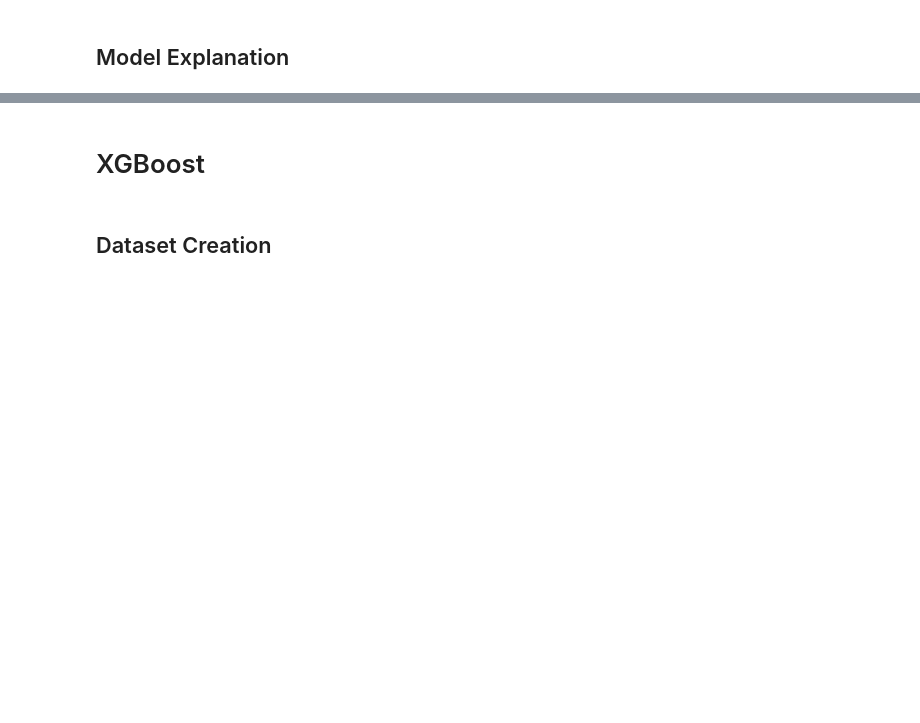
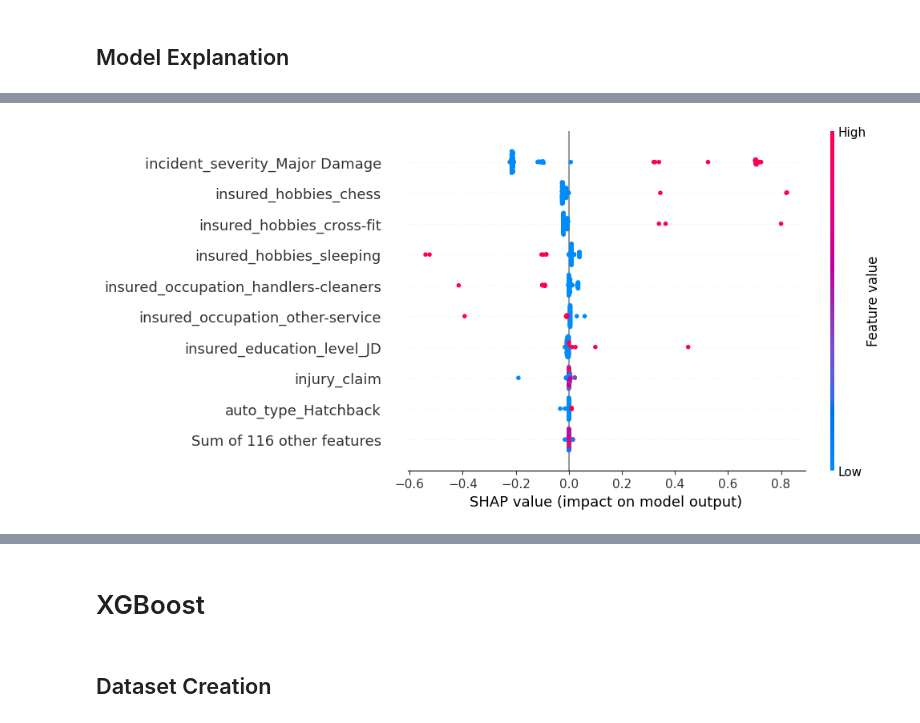
Before and after one commit to kevinchs0808/DSA4263-Project, a Jupyter notebook: main.ipynb, the cells around one changed output, grey strips where cells are left out. Drawn from its saved outputs; the diff is of its cells as text; code cells hidden in the pictures; blank space fills up the shorter version.

```diff
--- a/main.ipynb
+++ b/main.ipynb
@@ -224,3 +242,7 @@ dt_model.shap_explanation(is_tree=True, class_to_observe=1)
+# %%
+explain_model(dt_model.model, dt_model.X_test, dt_model.y_test)
+# %% [output]
+[figure, added]
 # %%
 from sklearn import tree
 
```
Also changed, not shown: parts of 26 cells of this notebook, 1 other file.
